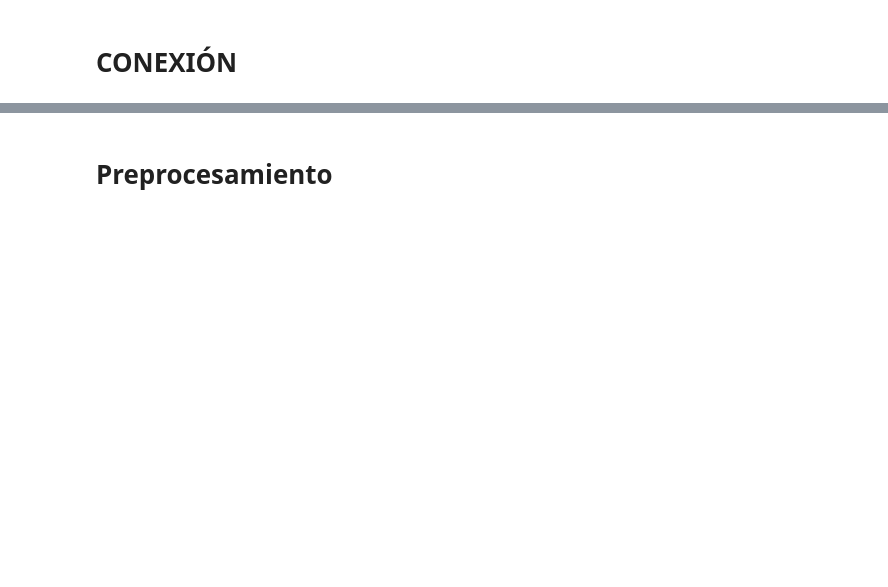
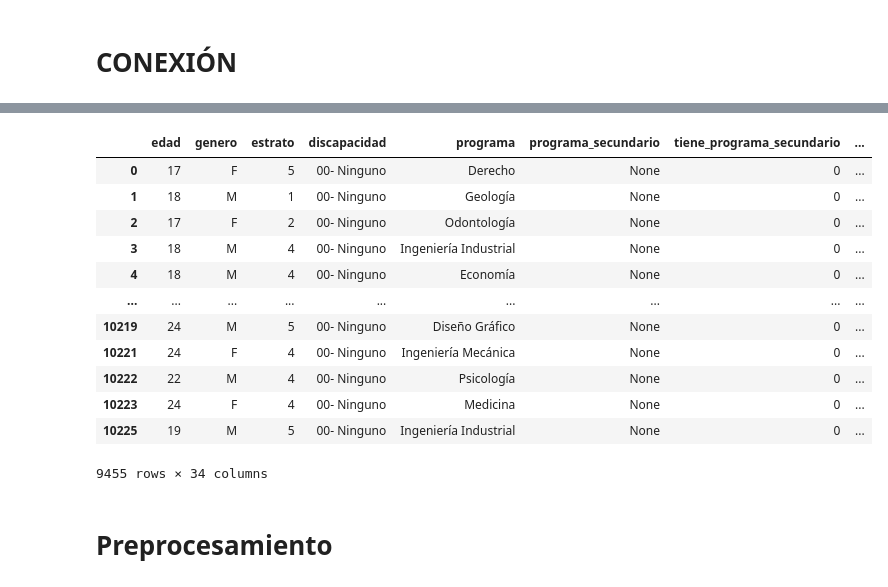
Before and after one commit to Clauelenar10/dashboard-desercion-estudiantil, a Jupyter notebook: modelocode.ipynb, the cells around one changed output, grey strips where cells are left out. Saved outputs shown, nothing was run; the diff lists cells and outputs as text; code cells hidden in the pictures; blank space fills up the shorter version.

```diff
--- a/modelocode.ipynb
+++ b/modelocode.ipynb
@@ -92,3 +95,19 @@ client.close()
+# %%
+df
+# %% [output]
+|  | edad | genero | estrato | discapacidad | programa | programa_secundario | tiene_programa_secundario | ... |
+| 0 | 17 | F | 5 | 00- Ninguno | Derecho | None | 0 | ... |
+| 1 | 18 | M | 1 | 00- Ninguno | Geología | None | 0 | ... |
+| 2 | 17 | F | 2 | 00- Ninguno | Odontología | None | 0 | ... |
+| 3 | 18 | M | 4 | 00- Ninguno | Ingeniería Industrial | None | 0 | ... |
+| 4 | 18 | M | 4 | 00- Ninguno | Economía | None | 0 | ... |
+| ... | ... | ... | ... | ... | ... | ... | ... | ... |
+| 10219 | 24 | M | 5 | 00- Ninguno | Diseño Gráfico | None | 0 | ... |
+| 10221 | 24 | F | 4 | 00- Ninguno | Ingeniería Mecánica | None | 0 | ... |
+| 10222 | 22 | M | 4 | 00- Ninguno | Psicología | None | 0 | ... |
+| 10223 | 24 | F | 4 | 00- Ninguno | Medicina | None | 0 | ... |
+| 10225 | 19 | M | 5 | 00- Ninguno | Ingeniería Industrial | None | 0 | ... |
+9455 rows × 34 columns
 # %% [markdown]
 # Preprocesamiento
 # %%
```
Also changed, not shown: parts of 9 cells of this notebook, 1 other file.
